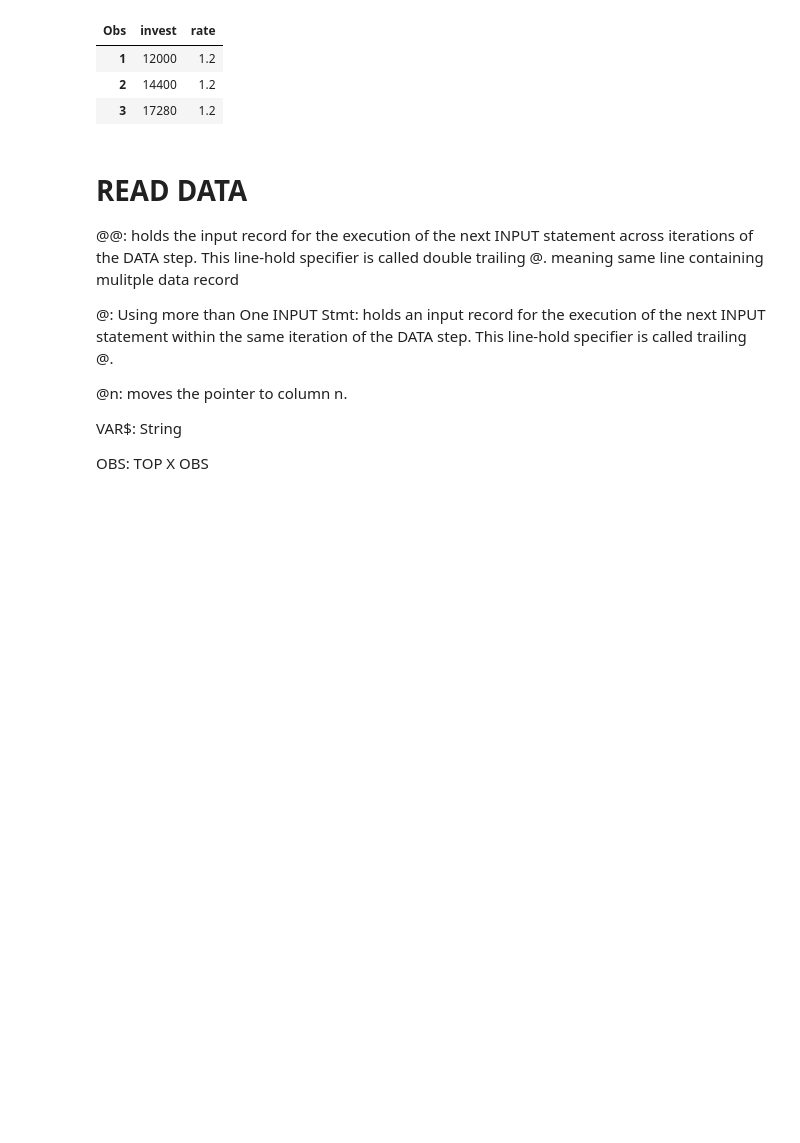
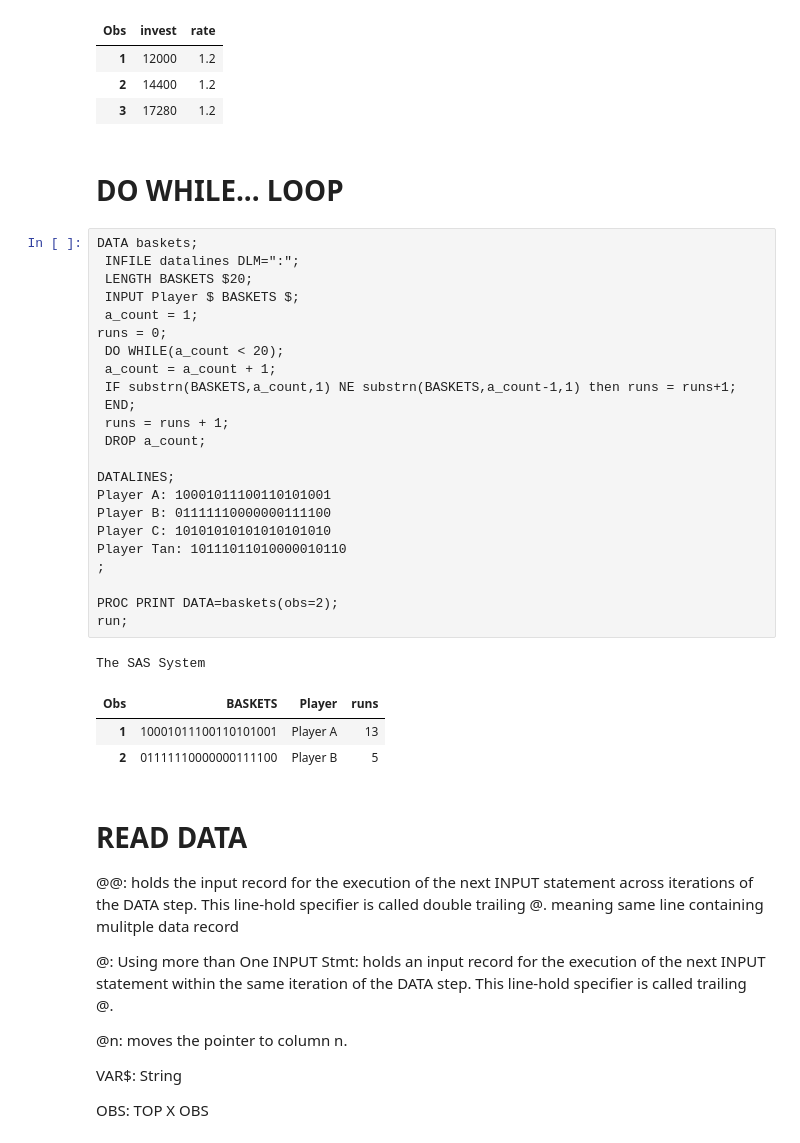
Before and after one commit to kevinwkc/my_sas, a Jupyter notebook: INTRO.ipynb, the cells around one changed output. Drawn from its saved outputs; the diff is of its cells as text; blank space fills up the shorter version.

Commit message:
DO WHILE...

```diff
--- a/INTRO.ipynb
+++ b/INTRO.ipynb
@@ -462,6 +465,37 @@ The SAS System
 | 1 | 12000 | 1.2 |
 | 2 | 14400 | 1.2 |
 | 3 | 17280 | 1.2 |
+# %% [markdown]
+DO WHILE... LOOP
+===============
+# %%
+DATA baskets;
+ INFILE datalines DLM=":";
+ LENGTH BASKETS $20;
+ INPUT Player $ BASKETS $;
+ a_count = 1;
+runs = 0;
+ DO WHILE(a_count < 20);
+ a_count = a_count + 1;
+ IF substrn(BASKETS,a_count,1) NE substrn(BASKETS,a_count-1,1) then runs = runs+1;
+ END;
+ runs = runs + 1;
+ DROP a_count;
+
+DATALINES;
+Player A: 10001011100110101001
+Player B: 01111110000000111100
+Player C: 10101010101010101010
+Player Tan: 10111011010000010110
+;
+
+PROC PRINT DATA=baskets(obs=2);
+run;
+# %% [output]
+The SAS System
+| Obs | BASKETS | Player | runs |
+| 1 | 10001011100110101001 | Player A | 13 |
+| 2 | 01111110000000111100 | Player B | 5 |
 # %% [markdown]
 READ DATA
 ================
```
Also changed, not shown: parts of 1 cell of this notebook.
